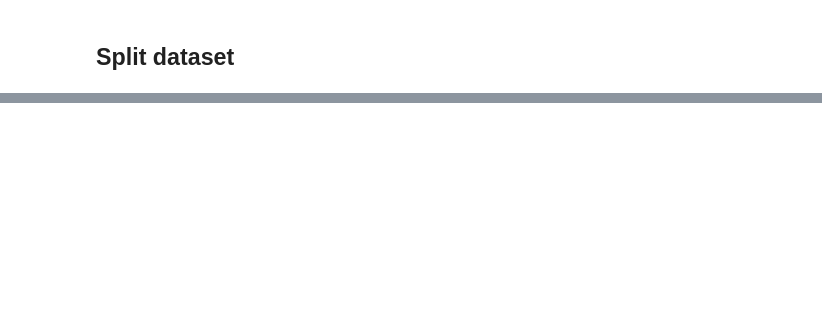
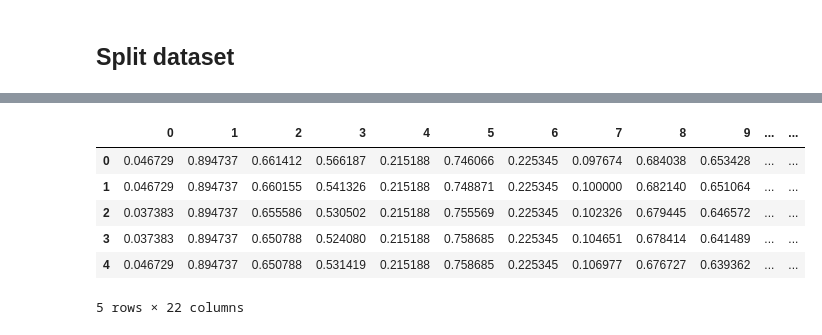
Before and after one commit to BianchiLuca28/EnergyConsumptionForecast, a Jupyter notebook: notebooks/luca_notebook.ipynb, the cells around one changed output, grey strips where cells are left out. Drawn from its saved outputs; the diff is of its cells as text; code cells hidden in the pictures; blank space fills up the shorter version.

```diff
--- a/notebooks/luca_notebook.ipynb
+++ b/notebooks/luca_notebook.ipynb
@@ -134,0 +167,4 @@ X_test = scaler.transform(X_test)
+# %%
+# normalize features
+scaler = MinMaxScaler(feature_range=(0,1))
+scaled = scaler.fit_transform(values)
@@ -134,0 +234,11 @@ X_test = scaler.transform(X_test)
+# %%
+sca = DataFrame(scaled)
+sca.head()
+# %% [output]
+|  | 0 | 1 | 2 | 3 | 4 | 5 | 6 | 7 | 8 | 9 | ... | ... |
+| 0 | 0.046729 | 0.894737 | 0.661412 | 0.566187 | 0.215188 | 0.746066 | 0.225345 | 0.097674 | 0.684038 | 0.653428 | ... | ... |
+| 1 | 0.046729 | 0.894737 | 0.660155 | 0.541326 | 0.215188 | 0.748871 | 0.225345 | 0.100000 | 0.682140 | 0.651064 | ... | ... |
+| 2 | 0.037383 | 0.894737 | 0.655586 | 0.530502 | 0.215188 | 0.755569 | 0.225345 | 0.102326 | 0.679445 | 0.646572 | ... | ... |
+| 3 | 0.037383 | 0.894737 | 0.650788 | 0.524080 | 0.215188 | 0.758685 | 0.225345 | 0.104651 | 0.678414 | 0.641489 | ... | ... |
+| 4 | 0.046729 | 0.894737 | 0.650788 | 0.531419 | 0.215188 | 0.758685 | 0.225345 | 0.106977 | 0.676727 | 0.639362 | ... | ... |
+5 rows × 22 columns
```
Also changed, not shown: parts of 29 cells of this notebook.
